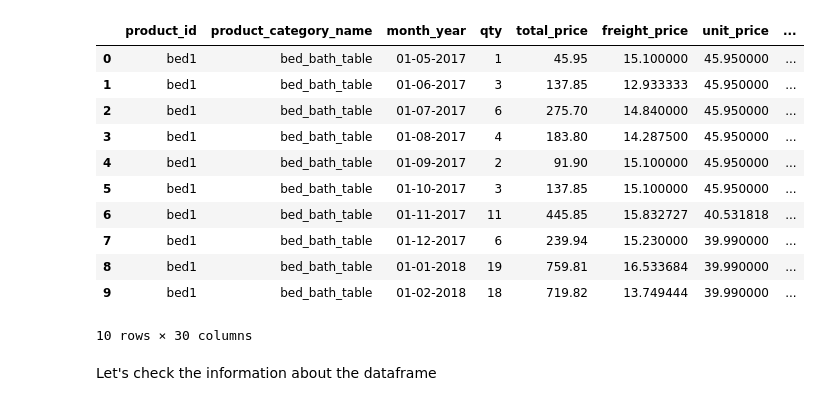
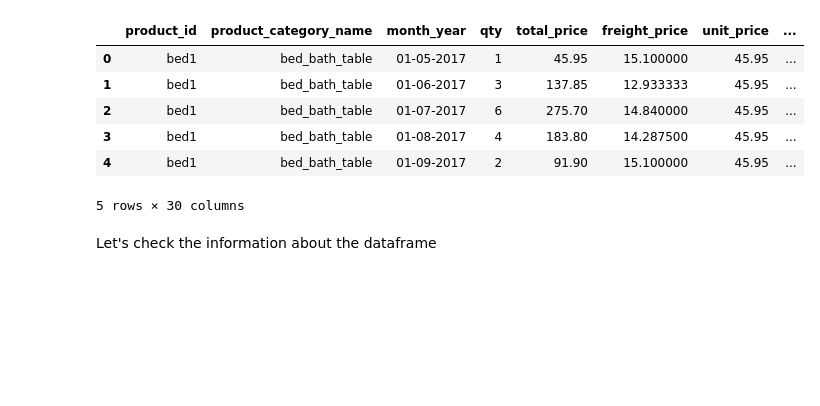
Before and after one commit to earo12/Retail-Price-Optimization, a Jupyter notebook: Retail_Price_Optimization.ipynb, the cells around one changed output. Saved outputs shown, nothing was run; the diff lists cells and outputs as text; code cells hidden in the pictures; blank space fills up the shorter version.

```diff
--- a/Retail_Price_Optimization.ipynb
+++ b/Retail_Price_Optimization.ipynb
@@ -8,20 +8,15 @@ import seaborn as sns
 import plotly.express as px
 # %%
 df = pd.read_csv('retail_price.csv')
-df.head(10)
+df.head()
 # %% [output]
 |  | product_id | product_category_name | month_year | qty | total_price | freight_price | unit_price | ... |
-| 0 | bed1 | bed_bath_table | 01-05-2017 | 1 | 45.95 | 15.100000 | 45.950000 | ... |
-| 1 | bed1 | bed_bath_table | 01-06-2017 | 3 | 137.85 | 12.933333 | 45.950000 | ... |
-| 2 | bed1 | bed_bath_table | 01-07-2017 | 6 | 275.70 | 14.840000 | 45.950000 | ... |
-| 3 | bed1 | bed_bath_table | 01-08-2017 | 4 | 183.80 | 14.287500 | 45.950000 | ... |
-| 4 | bed1 | bed_bath_table | 01-09-2017 | 2 | 91.90 | 15.100000 | 45.950000 | ... |
-| 5 | bed1 | bed_bath_table | 01-10-2017 | 3 | 137.85 | 15.100000 | 45.950000 | ... |
-| 6 | bed1 | bed_bath_table | 01-11-2017 | 11 | 445.85 | 15.832727 | 40.531818 | ... |
-| 7 | bed1 | bed_bath_table | 01-12-2017 | 6 | 239.94 | 15.230000 | 39.990000 | ... |
-| 8 | bed1 | bed_bath_table | 01-01-2018 | 19 | 759.81 | 16.533684 | 39.990000 | ... |
-| 9 | bed1 | bed_bath_table | 01-02-2018 | 18 | 719.82 | 13.749444 | 39.990000 | ... |
+| 0 | bed1 | bed_bath_table | 01-05-2017 | 1 | 45.95 | 15.100000 | 45.95 | ... |
+| 1 | bed1 | bed_bath_table | 01-06-2017 | 3 | 137.85 | 12.933333 | 45.95 | ... |
+| 2 | bed1 | bed_bath_table | 01-07-2017 | 6 | 275.70 | 14.840000 | 45.95 | ... |
+| 3 | bed1 | bed_bath_table | 01-08-2017 | 4 | 183.80 | 14.287500 | 45.95 | ... |
+| 4 | bed1 | bed_bath_table | 01-09-2017 | 2 | 91.90 | 15.100000 | 45.95 | ... |
-10 rows × 30 columns
+5 rows × 30 columns
 # %% [markdown]
 Let's check the information about the dataframe
 # %%
```
Also changed, not shown: parts of 3 cells of this notebook.
